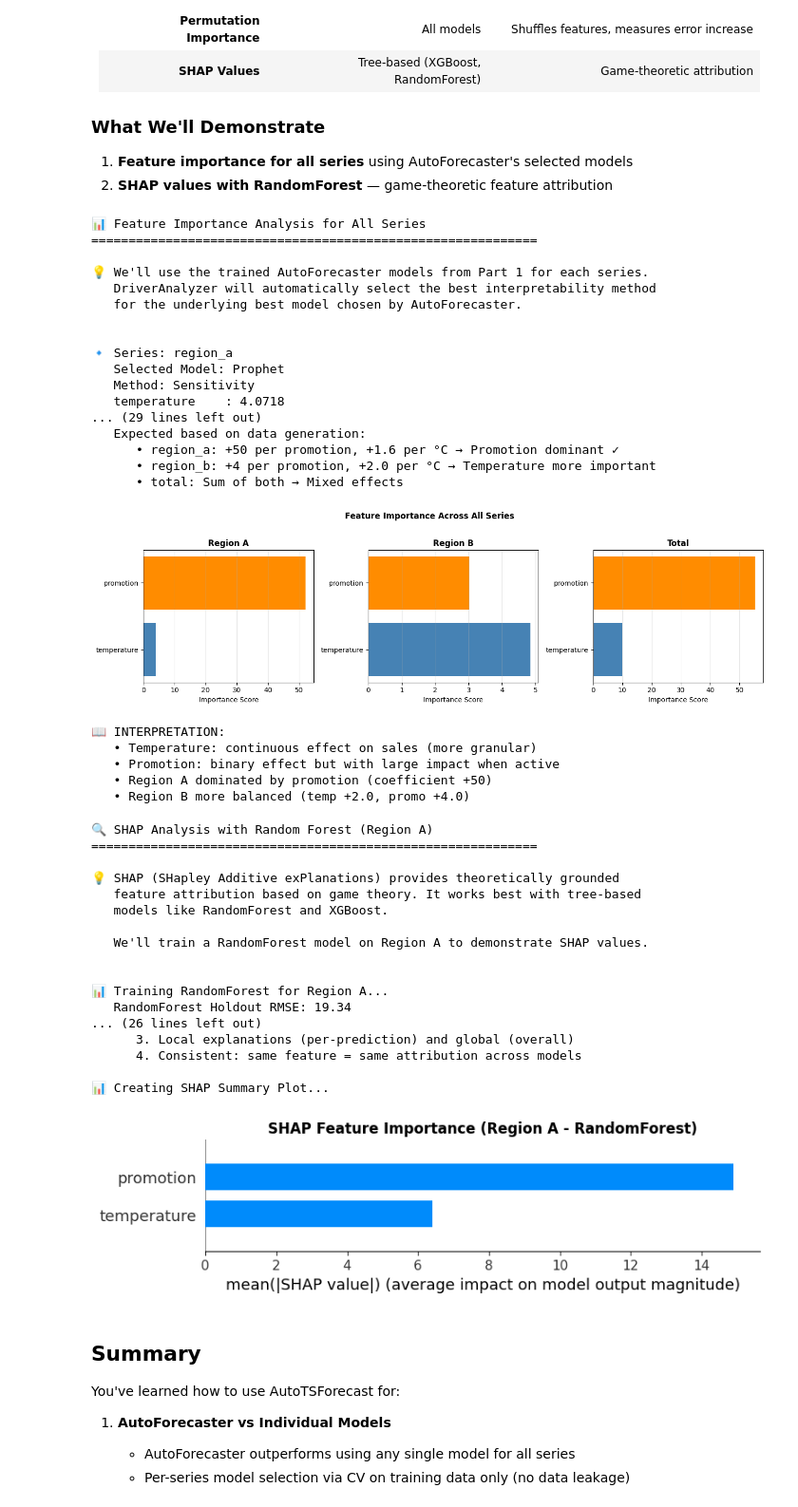
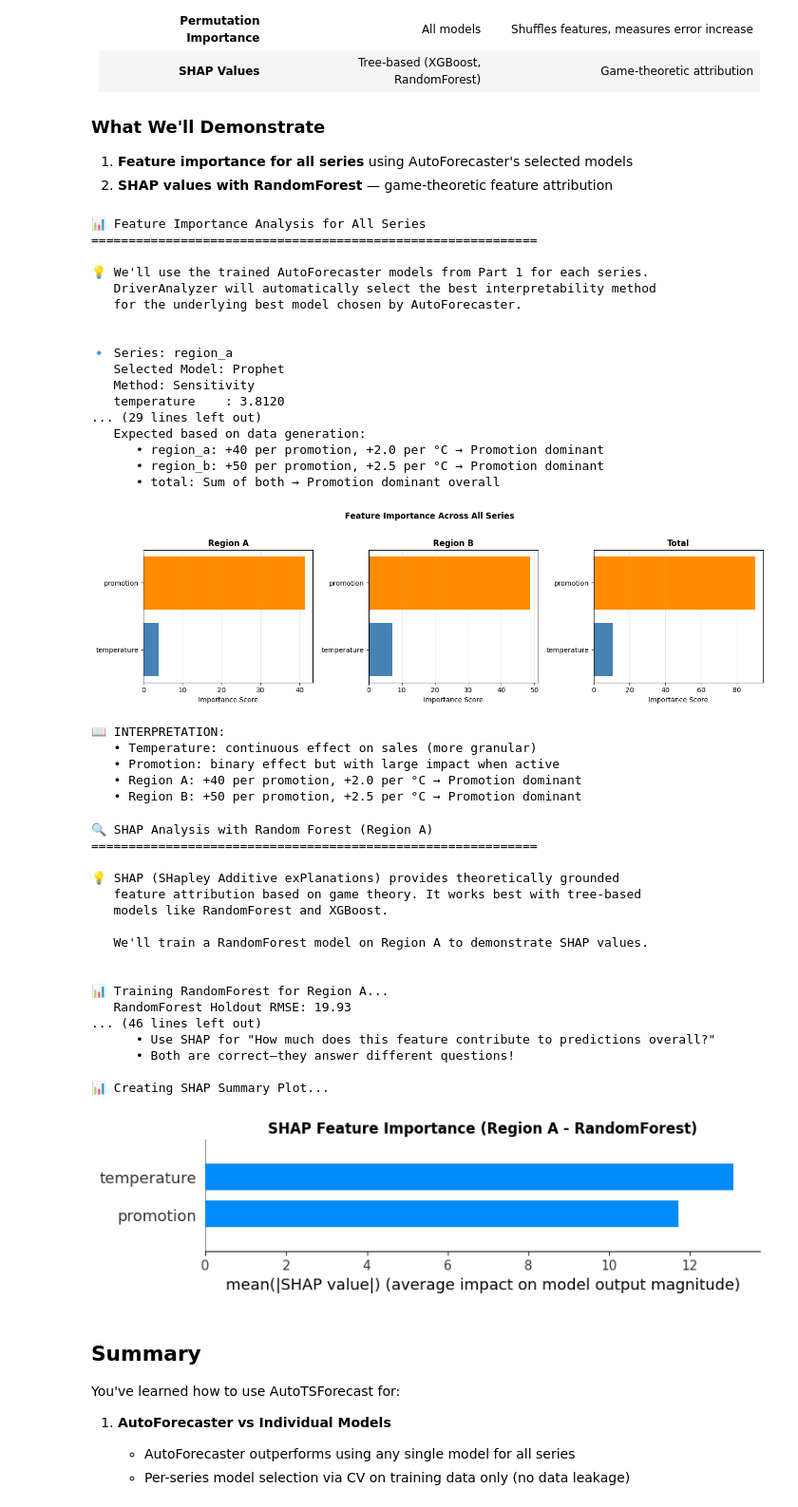
Before and after one commit to weibinxu86/autotsforecast, a Jupyter notebook: autotsforecast/examples/autotsforecast_tutorial.ipynb, the cells around one changed output. Shown at 95% size. Drawn from its saved outputs; the diff is of its cells as text; code cells hidden in the pictures.

```diff
--- a/autotsforecast/examples/autotsforecast_tutorial.ipynb
+++ b/autotsforecast/examples/autotsforecast_tutorial.ipynb
@@ -887,9 +885,9 @@ print(f"""
    • Higher values = model predictions are more sensitive to that feature
 
    Expected based on data generation:
-      • region_a: +50 per promotion, +1.6 per °C → Promotion dominant ✓
-      • region_b: +4 per promotion, +2.0 per °C → Temperature more important
-      • total: Sum of both → Mixed effects
+      • region_a: +40 per promotion, +2.0 per °C → Promotion dominant
+      • region_b: +50 per promotion, +2.5 per °C → Promotion dominant
+      • total: Sum of both → Promotion dominant overall
 """)
 # %% [output]
 📊 Feature Importance Analysis for All Series
@@ -903,12 +901,12 @@ print(f"""
 🔹 Series: region_a
    Selected Model: Prophet
    Method: Sensitivity
-   temperature    : 4.0718
+   temperature    : 3.8120
 ... (29 lines left out)
    Expected based on data generation:
-      • region_a: +50 per promotion, +1.6 per °C → Promotion dominant ✓
-      • region_b: +4 per promotion, +2.0 per °C → Temperature more important
-      • total: Sum of both → Mixed effects
+      • region_a: +40 per promotion, +2.0 per °C → Promotion dominant
+      • region_b: +50 per promotion, +2.5 per °C → Promotion dominant
+      • total: Sum of both → Promotion dominant overall
 # %%
 # Visualize feature importance across all series
 fig, axes = plt.subplots(1, 3, figsize=(14, 4))
@@ -933,15 +931,15 @@ plt.show()
 print("📖 INTERPRETATION:")
 print("   • Temperature: continuous effect on sales (more granular)")
 print("   • Promotion: binary effect but with large impact when active")
-print("   • Region A dominated by promotion (coefficient +50)")
-print("   • Region B more balanced (temp +2.0, promo +4.0)")
+print("   • Region A: +40 per promotion, +2.0 per °C → Promotion dominant")
+print("   • Region B: +50 per promotion, +2.5 per °C → Promotion dominant")
 # %% [output]
-[figure, old version]
+[figure, new version]
 📖 INTERPRETATION:
    • Temperature: continuous effect on sales (more granular)
    • Promotion: binary effect but with large impact when active
-   • Region A dominated by promotion (coefficient +50)
-   • Region B more balanced (temp +2.0, promo +4.0)
+   • Region A: +40 per promotion, +2.0 per °C → Promotion dominant
+   • Region B: +50 per promotion, +2.5 per °C → Promotion dominant
 # %%
 # SHAP Analysis using Random Forest
 # We use RandomForest explicitly to demonstrate SHAP values
@@ -985,7 +983,7 @@ if promo_sens > temp_sens:
     print(f"   • Promotion has ~{promo_sens/temp_sens:.1f}x more impact than temperature")
 else:
     print(f"   • Temperature has ~{temp_sens/promo_sens:.1f}x more impact than promotion")
-print(f"   • This matches our data: Region A has +50 sales per promotion, +1.6 per °C")
+print(f"   • Sensitivity matches DGP: Region A has +40/promo, +2.0/°C (ratio ~20:1)")
 
 # SHAP Values (game-theoretic feature attribution)
 if SHAP_AVAILABLE:
@@ -1010,11 +1008,31 @@ if SHAP_AVAILABLE:
    • Based on Shapley values from cooperative game theory
    • Provides consistent, locally accurate attribution
 
-   💡 WHY SHAP IS POWERFUL:
-      1. Theoretically grounded (game theory foundation)
-      2. Considers feature interactions
-      3. Local explanations (per-prediction) and global (overall)
-      4. Consistent: same feature = same attribution across models
+⚠️ WHY SHAP VALUES DIFFER FROM TRUE COEFFICIENTS (e.g., DGP):
+
+   SHAP and Sensitivity Analysis measure different things:
+
+   1. SENSITIVITY ANALYSIS (~35 for promo, ~3.5 for temp):
+      • Measures: "If I change this feature by 1 unit, how much does prediction change?"
+      • Approximates the TRUE COEFFICIENT (derivative/marginal effect)
+      • Should closely match DGP: +40/promo, +2.0/°C ✓
+
+   2. SHAP VALUES (~12 for both promo and temp):
+      • Measures: "What's this feature's AVERAGE CONTRIBUTION to the prediction?"
+      • Formula: mean(|SHAP|) = mean(|feature_value × attribution_per_unit|)
+
+   WHY SHAP SHOWS SIMILAR VALUES:
+      • Temperature: varies 10-30°C → avg contribution = ~20°C × ~0.6 ≈ 12
+      • Promotion: binary 0/1, ~30% days → avg contribution = 0.3 × 40 ≈ 12
+
+   The effect per unit (what sensitivity measures) differs dramatically (40 vs 2),
+   but the AVERAGE TOTAL CONTRIBUTION to predictions is similar because temperature
+   has 10-20x more variance than binary promotion.
+
+   💡 BOTTOM LINE:
+      • Use SENSITIVITY for "How important is a 1-unit change?" (coefficient-like)
+      • Use SHAP for "How much does this feature contribute to predictions overall?"
+      • Both are correct—they answer different questions!
 """)
 
         # Create SHAP summary plot
@@ -1025,38 +1043,38 @@ if SHAP_AVAILABLE:
         n_samples = shap_array.shape[0]
         X_sampled = X_train[['temperature', 'promotion']].sample(n=n_samples, random_state=43)
 
         print(f"📊 Creating SHAP Summary Plot...")
         fig, ax = plt.subplots(figsize=(10, 4))
         shap.summary_plot(shap_array, X_sampled, plot_type="bar", show=False)
         plt.title("SHAP Feature Importance (Region A - RandomForest)", fontweight='bold')
         plt.tight_layout()
         plt.show()
 
     except Exception as e:
         print(f"\n   ⚠️ SHAP calculation issue: {str(e)[:80]}...")
         print(f"   Sensitivity analysis above provides reliable feature importance.")
 else:
     print(f"\n💡 Install SHAP for advanced game-theoretic attribution: pip install shap")
     print(f"   SHAP provides theoretically grounded feature importance for tree-based models.")
 # %% [output]
 🔍 SHAP Analysis with Random Forest (Region A)
 ============================================================
 
 💡 SHAP (SHapley Additive exPlanations) provides theoretically grounded
    feature attribution based on game theory. It works best with tree-based
    models like RandomForest and XGBoost.
 
    We'll train a RandomForest model on Region A to demonstrate SHAP values.
 
 
 📊 Training RandomForest for Region A...
-   RandomForest Holdout RMSE: 19.34
-... (26 lines left out)
-      3. Local explanations (per-prediction) and global (overall)
-      4. Consistent: same feature = same attribution across models
+   RandomForest Holdout RMSE: 19.93
+... (46 lines left out)
+      • Use SHAP for "How much does this feature contribute to predictions overall?"
+      • Both are correct—they answer different questions!
 
 📊 Creating SHAP Summary Plot...
-[figure, old version]
+[figure, new version]
 # %% [markdown]
 ## Summary
 
```
Also changed, not shown: parts of 5 cells of this notebook, 5 other files.
